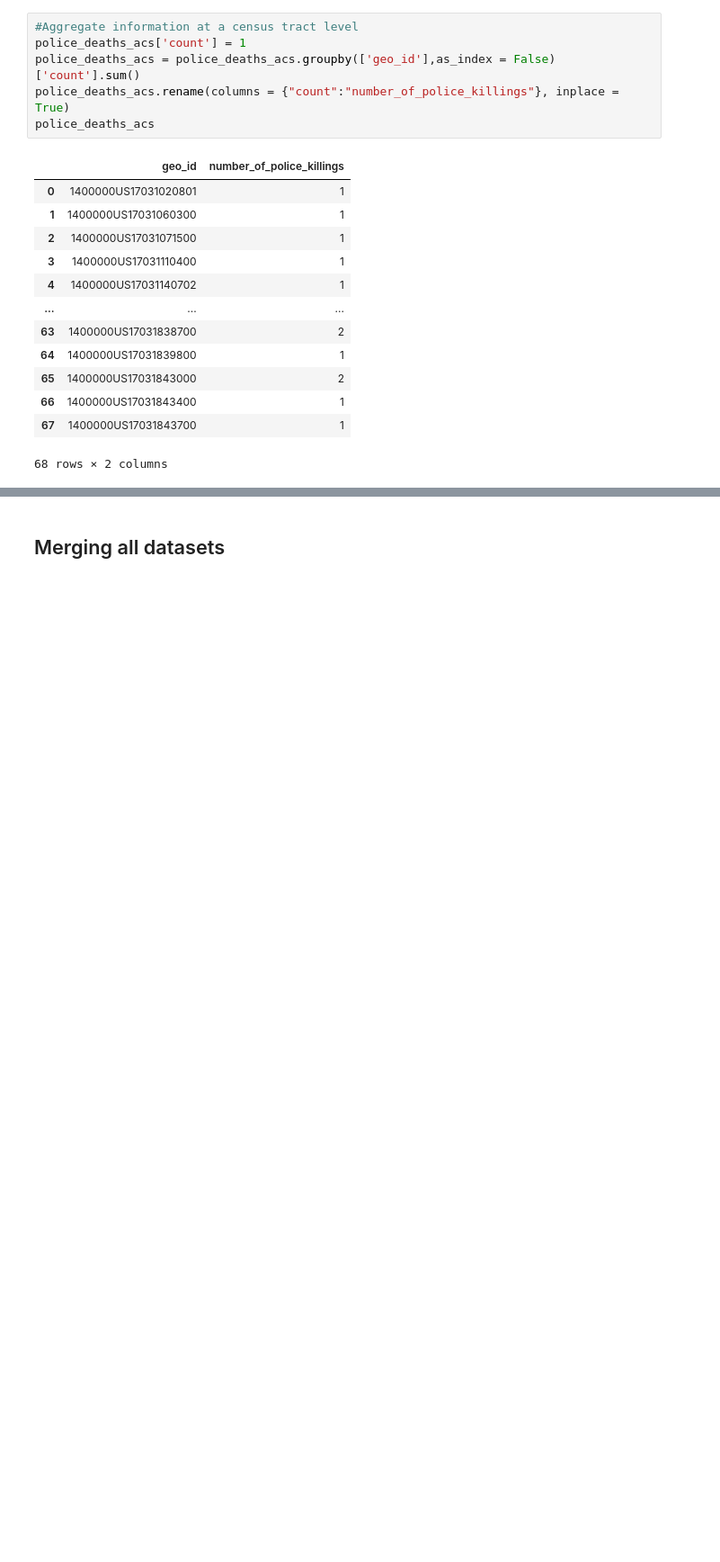
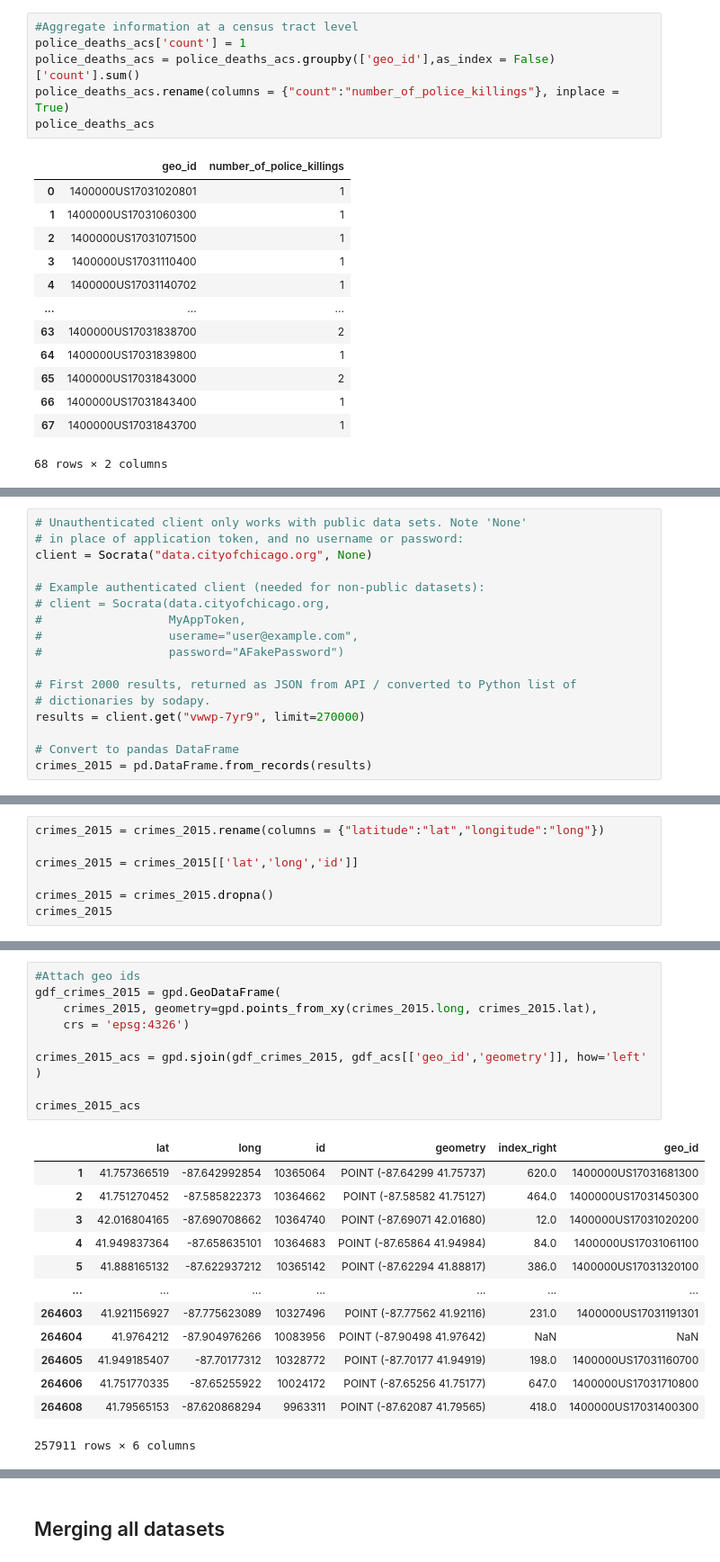
Before and after one commit to mihirbhaskar/chicago-complaints, a Jupyter notebook: code/4_CleanChicagoOpenData.ipynb, the cells around one changed output, grey strips where cells are left out. Shown at 90% size. Saved outputs shown, nothing was run; the diff lists cells and outputs as text; blank space fills up the shorter version.

Commit message:
Add files via upload
Added crimes data

```diff
--- a/code/4_CleanChicagoOpenData.ipynb
+++ b/code/4_CleanChicagoOpenData.ipynb
@@ -665,0 +670,17 @@ police_deaths_acs
+# %%
+# Unauthenticated client only works with public data sets. Note 'None'
+# in place of application token, and no username or password:
+client = Socrata("data.cityofchicago.org", None)
+
+# Example authenticated client (needed for non-public datasets):
+# client = Socrata(data.cityofchicago.org,
+#                  MyAppToken,
+#                  userame="user@example.com",
+#                  password="AFakePassword")
+
+# First 2000 results, returned as JSON from API / converted to Python list of
+# dictionaries by sodapy.
+results = client.get("vwwp-7yr9", limit=270000)
+
+# Convert to pandas DataFrame
+crimes_2015 = pd.DataFrame.from_records(results)
@@ -665,0 +689,7 @@ police_deaths_acs
+# %%
+crimes_2015 = crimes_2015.rename(columns = {"latitude":"lat","longitude":"long"})
+
+crimes_2015 = crimes_2015[['lat','long','id']]
+
+crimes_2015 = crimes_2015.dropna()
+crimes_2015
@@ -665,0 +710,23 @@ police_deaths_acs
+# %%
+#Attach geo ids
+gdf_crimes_2015 = gpd.GeoDataFrame(
+    crimes_2015, geometry=gpd.points_from_xy(crimes_2015.long, crimes_2015.lat),
+    crs = 'epsg:4326')
+
+crimes_2015_acs = gpd.sjoin(gdf_crimes_2015, gdf_acs[['geo_id','geometry']], how='left' )
+
+crimes_2015_acs
+# %% [output]
+|  | lat | long | id | geometry | index_right | geo_id |
+| 1 | 41.757366519 | -87.642992854 | 10365064 | POINT (-87.64299 41.75737) | 620.0 | 1400000US17031681300 |
+| 2 | 41.751270452 | -87.585822373 | 10364662 | POINT (-87.58582 41.75127) | 464.0 | 1400000US17031450300 |
+| 3 | 42.016804165 | -87.690708662 | 10364740 | POINT (-87.69071 42.01680) | 12.0 | 1400000US17031020200 |
+| 4 | 41.949837364 | -87.658635101 | 10364683 | POINT (-87.65864 41.94984) | 84.0 | 1400000US17031061100 |
+| 5 | 41.888165132 | -87.622937212 | 10365142 | POINT (-87.62294 41.88817) | 386.0 | 1400000US17031320100 |
+| ... | ... | ... | ... | ... | ... | ... |
+| 264603 | 41.921156927 | -87.775623089 | 10327496 | POINT (-87.77562 41.92116) | 231.0 | 1400000US17031191301 |
+| 264604 | 41.9764212 | -87.904976266 | 10083956 | POINT (-87.90498 41.97642) | NaN | NaN |
+| 264605 | 41.949185407 | -87.70177312 | 10328772 | POINT (-87.70177 41.94919) | 198.0 | 1400000US17031160700 |
+| 264606 | 41.751770335 | -87.65255922 | 10024172 | POINT (-87.65256 41.75177) | 647.0 | 1400000US17031710800 |
+| 264608 | 41.79565153 | -87.620868294 | 9963311 | POINT (-87.62087 41.79565) | 418.0 | 1400000US17031400300 |
+257911 rows × 6 columns
```
Also changed, not shown: parts of 32 cells of this notebook.
